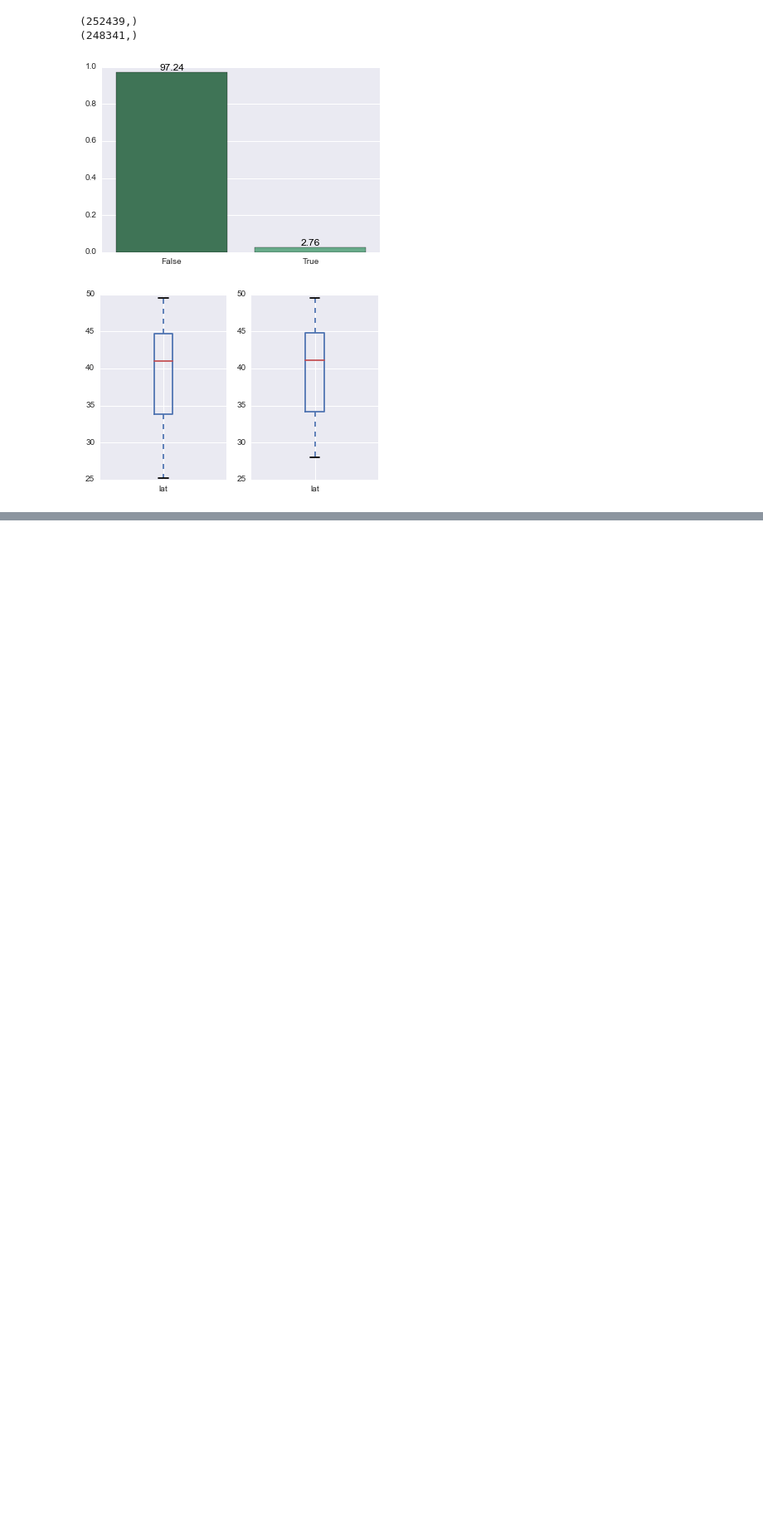
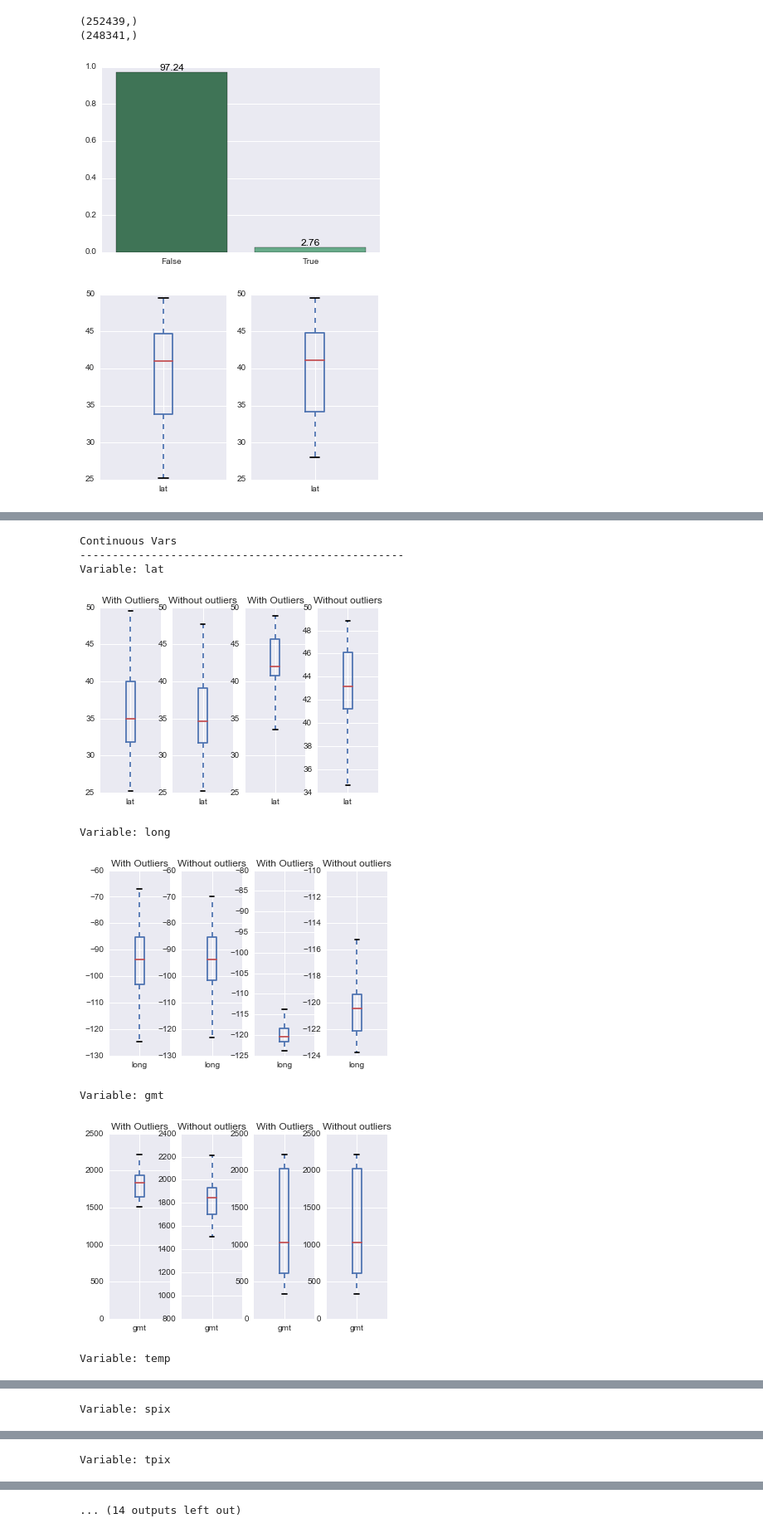
Before and after one commit to sallamander/forest-fires, a Jupyter notebook: code/eda-viz/in_proj/distribution_exploration.ipynb, the cells around one changed output, grey strips where cells are left out. Shown at 83% size. Saved outputs shown, nothing was run; the diff lists cells and outputs as text; code cells hidden in the pictures; blank space fills up the shorter version.

```diff
--- a/code/eda-viz/in_proj/distribution_exploration.ipynb
+++ b/code/eda-viz/in_proj/distribution_exploration.ipynb
@@ -72,0 +130,12 @@ plot_var_dist(fires_df_2012['lat'])
+# %%
+check_dists(2014)
+# %% [output]
+Continuous Vars
+--------------------------------------------------
+Variable: lat
+[figure, added]
+Variable: long
+[figure, added]
+Variable: gmt
+[figure, added]
+Variable: temp
@@ -72,0 +143 @@ plot_var_dist(fires_df_2012['lat'])
+Variable: spix
@@ -72,0 +145 @@ plot_var_dist(fires_df_2012['lat'])
+Variable: tpix
@@ -72,0 +147 @@ plot_var_dist(fires_df_2012['lat'])
+... (14 outputs left out)
```
Also changed, not shown: parts of 7 cells of this notebook.
